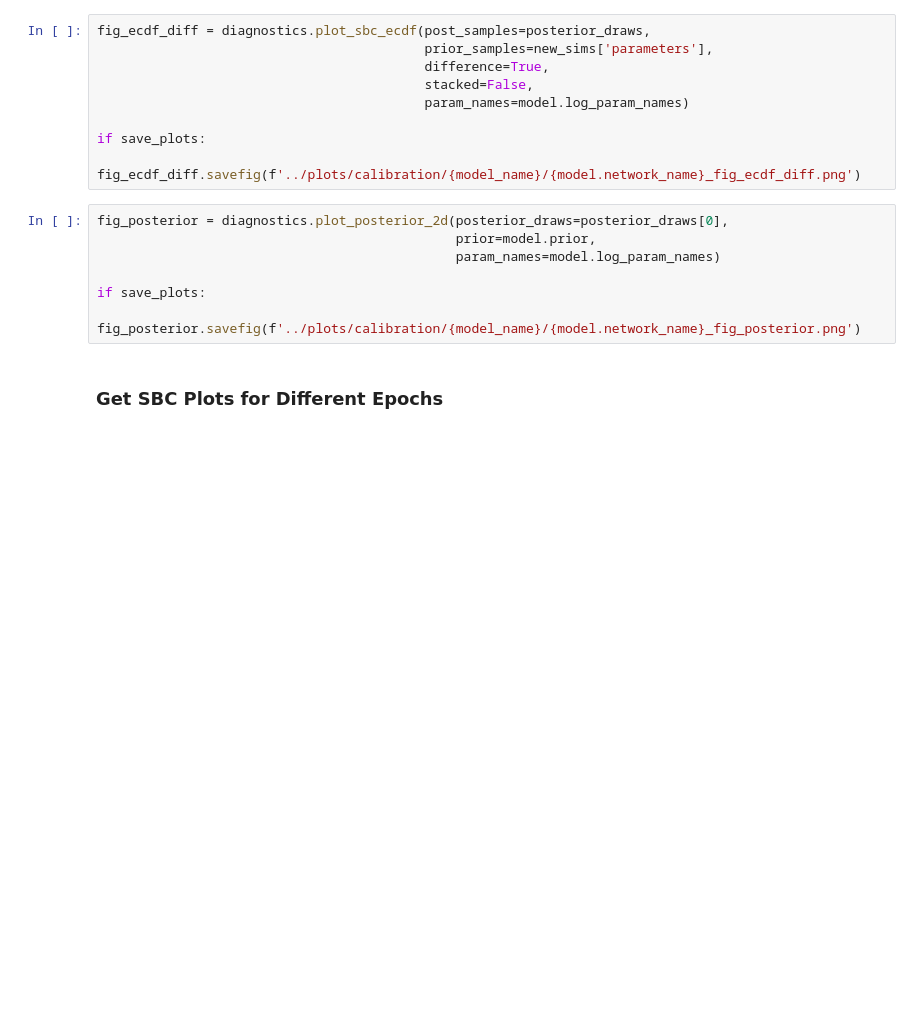
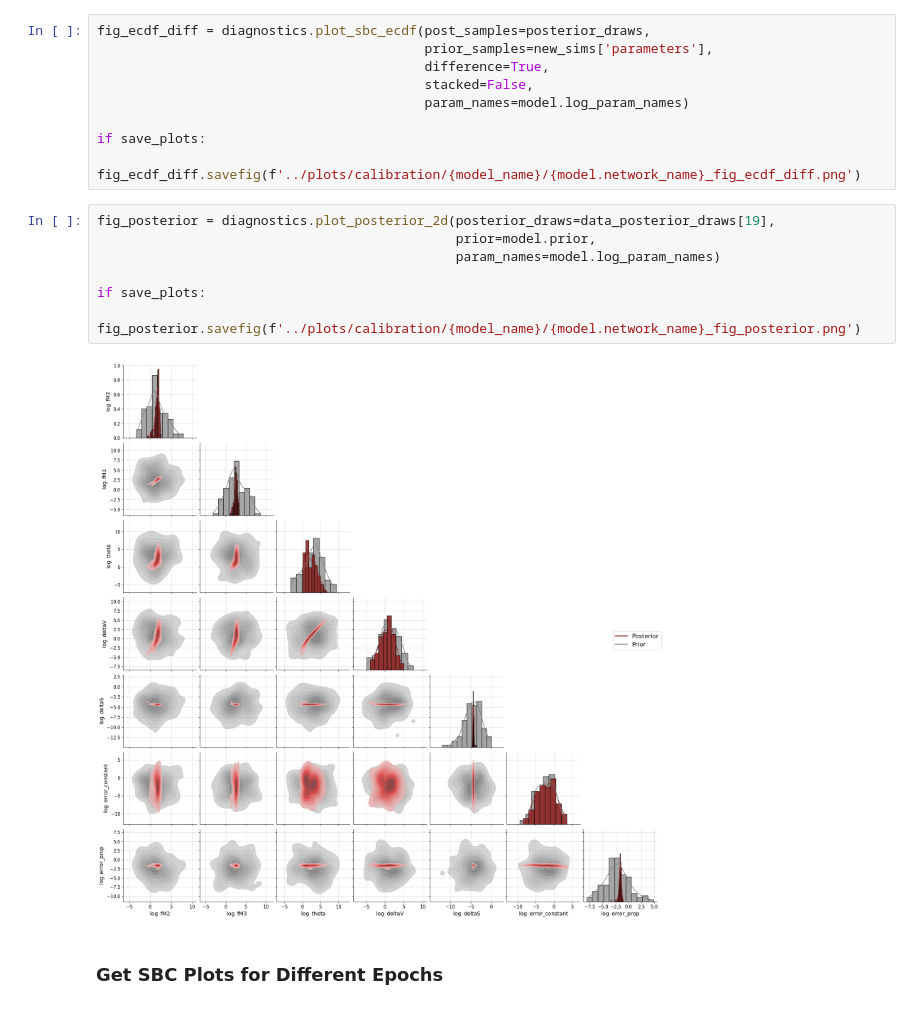
Before and after one commit to arrjon/Amortized-NLME-Models, a Jupyter notebook: Examples/Amortized NLME Simulation & Training.ipynb, the cells around one changed output. Cells and saved outputs as stored; diff of their text form; blank space fills up the shorter version.

```diff
--- a/Examples/Amortized NLME Simulation & Training.ipynb
+++ b/Examples/Amortized NLME Simulation & Training.ipynb
@@ -270,12 +270,14 @@ fig_ecdf_diff = diagnostics.plot_sbc_ecdf(post_samples=posterior_draws,
 if save_plots:
     fig_ecdf_diff.savefig(f'../plots/calibration/{model_name}/{model.network_name}_fig_ecdf_diff.png')
 # %%
-fig_posterior = diagnostics.plot_posterior_2d(posterior_draws=posterior_draws[0],
+fig_posterior = diagnostics.plot_posterior_2d(posterior_draws=data_posterior_draws[19],
                                               prior=model.prior,
                                               param_names=model.log_param_names)
 
 if save_plots:
     fig_posterior.savefig(f'../plots/calibration/{model_name}/{model.network_name}_fig_posterior.png')
+# %% [output]
+[figure, added]
 # %% [markdown]
 ### Get SBC Plots for Different Epochs
 # %%
```
Also changed, not shown: parts of 3 cells of this notebook, 1 other file.
